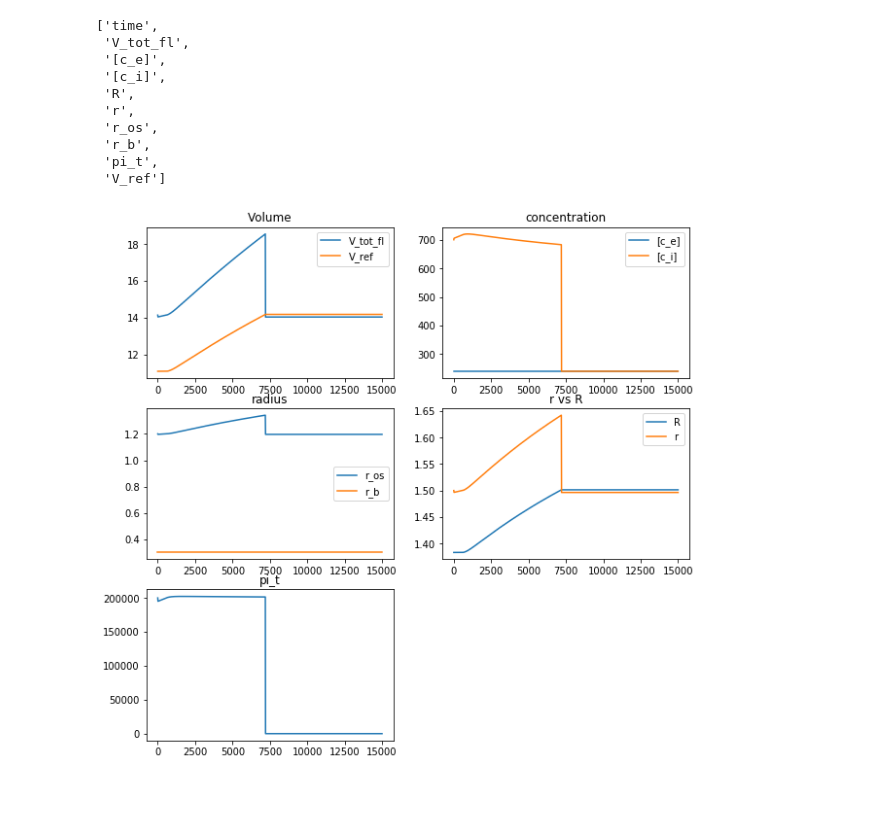
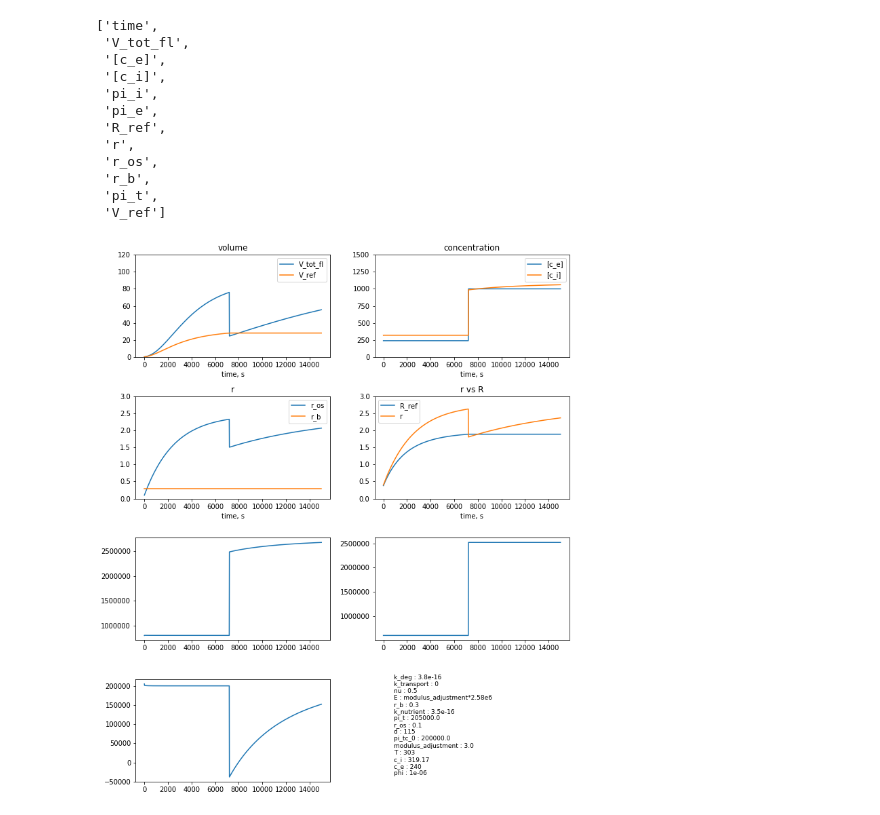
Before and after one commit to tbphu/volume_model, a Jupyter notebook: simulate_and_plot_radius_model.ipynb, the cells around one changed output. Saved outputs shown, nothing was run; the diff lists cells and outputs as text; code cells hidden in the pictures.

Commit message:
adjusted parameters, osmo test

```diff
--- a/simulate_and_plot_radius_model.ipynb
+++ b/simulate_and_plot_radius_model.ipynb
@@ -6,57 +6,104 @@ import matplotlib.pyplot as plt
 %matplotlib inline
 # %%
 model=te.loadAntimonyModel('volume_reference_radius.txt')
-sim=model.simulate(1,15000,1000, selections = ['time','V_tot_fl', '[c_e]', '[c_i]', 'R', 'r','r_os', 'r_b', 'pi_t', 'V_ref'])
+model_species=['time','V_tot_fl', '[c_e]', '[c_i]','pi_i','pi_e', 'R_ref', 'r','r_os', 'r_b', 'pi_t', 'V_ref']
+sim=model.simulate(1,15000,1000, selections = model_species)
+
+#tom
+'''model=te.loadAntimonyModel('volume_tom.txt')
+model_species_tom=['time','V_tot_fl', '[c_e]', '[c_i]','pi_i','pi_e','pi_t',]
+sim=model.simulate(1,15000,1000, selections = model_species_tom)
+'''
+
+
 
 fig1=plt.figure(1, figsize=(10,20))
 
 variables = sim.colnames
 number_of_variables = len(variables)
 k=0
+
+
+paras_dic={}
+paras_dic={'r_b': 0.3,
+           'r_os': 0.1,
+           'c_e': 240,
+           'c_i' : 319.17,
+           'T': 303,
+           'pi_t': 0.205e6,
+           'pi_tc_0' : 0.2e6,
+           'd': 115,
+           'phi' : 1.e-6,
+           'nu' : 0.5,
+           'modulus_adjustment': 3.0,
+           'E' : 'modulus_adjustment*2.58e6',
+           'k_nutrient' : 3.5e-16,
+           'k_deg' : 3.8e-16,
+           'k_transport' : 0
+  }
+
+def plot_details(var,title, max_y):
+    plt.title(title)
+    plt.ylim(0,max_y)
+    plt.xlabel('time, s')
+    plt.legend()
+
+# Plot
+
+fig1=plt.figure(1, figsize=(10,20))
 
 for var in variables:
 
     if var == 'time':
         continue
     if var.startswith('V'):
         plt.subplot(number_of_variables/2 + 1,2, 1)
         plt.plot(sim['time'],sim[var], label =var)
-        plt.title('Volume')
-        plt.legend()
-        #plt.ylim(0,100)
+        plot_details(var, 'volume' ,120)
+
     elif var.startswith('[c'):
         plt.subplot(number_of_variables/2 + 1,2, 2)
         plt.plot(sim['time'],sim[var], label = var)
-        plt.title('concentration')
-        plt.legend()
-        #plt.ylim(0,100)
+        plot_details(var, 'concentration' , 1500)
+
     elif var.startswith('r_'):
         plt.subplot(number_of_variables/2 + 1,2, 3)
         plt.plot(sim['time'],sim[var], label = var)
-        plt.title('radius')
-        plt.legend()
+        plot_details(var, 'r' , 3)
+
         #plt.ylim(0,100)
-    elif var in ['r', 'R']:
+    elif var in ['r', 'R_ref']:
         plt.subplot(number_of_variables/2 + 1,2, 4)
         plt.plot(sim['time'],sim[var], label = var)
-        plt.title('r vs R')
-        plt.legend()
-        #plt.ylim(0,100)
+        plot_details(var, 'r vs R' , 3)
+
     else:
         k+=1
         plt.subplot(number_of_variables/2 + 1,2, 4+k)
         plt.plot(sim['time'],sim[var], label =var)
-        plt.title(var)
+        #plot_details(var, var ,4e5)
+
+ax = plt.subplot(number_of_variables/2 + 1,2, 4+k+1)
+ax.axis('off')
+
+for pos,key in enumerate(paras_dic):
+    ax.text(0.1, 1./len(paras_dic)*(pos+1), key  + ' : ' + str(paras_dic[key]), fontsize=9)
+
+    plt.tight_layout()
+
+plt.savefig('plots/simulation__refradius_osmo.png',dpi=300)
 variables
 # %% [output]
 ['time',
  'V_tot_fl',
  '[c_e]',
  '[c_i]',
- 'R',
+ 'pi_i',
+ 'pi_e',
+ 'R_ref',
  'r',
  'r_os',
  'r_b',
  'pi_t',
  'V_ref']
-[figure, old version]
+[figure, new version]
```
Also changed, not shown: parts of 3 cells of this notebook, 1 other file.
